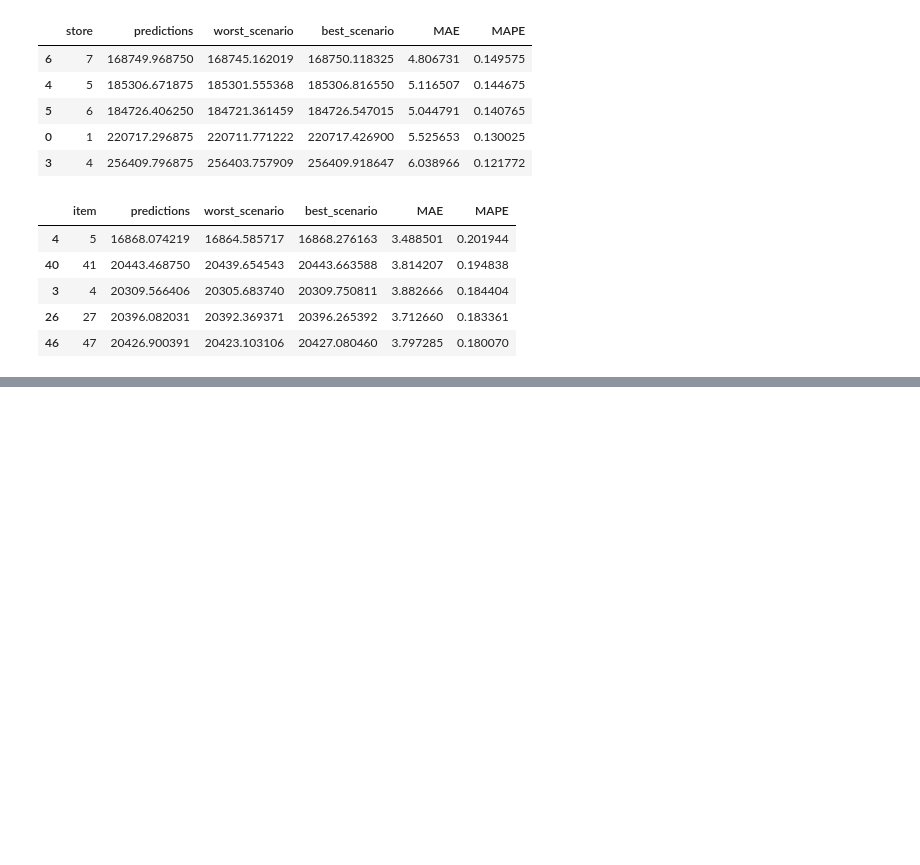
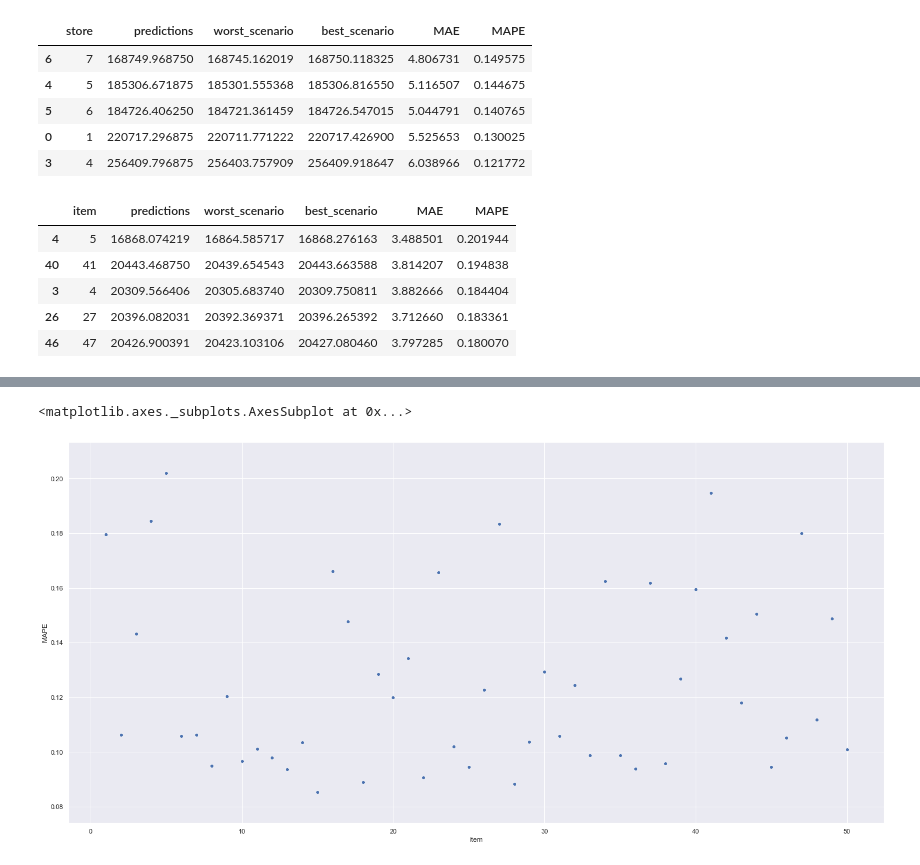
Before and after one commit to huyen2510/Store_Item_Demand, a Jupyter notebook: Store_Item_Demand.ipynb, the cells around one changed output, grey strips where cells are left out. Drawn from its saved outputs; the diff is of its cells as text; code cells hidden in the pictures; blank space fills up the shorter version.

```diff
--- a/Store_Item_Demand.ipynb
+++ b/Store_Item_Demand.ipynb
@@ -1018,0 +1024,5 @@ df94.sort_values( 'MAPE', ascending=False ).head()
+# %%
+sns.scatterplot( x='item', y='MAPE', data=df94 )
+# %% [output]
+<matplotlib.axes._subplots.AxesSubplot at 0x...>
+[figure, added]
```
Also changed, not shown: parts of 8 cells of this notebook.
